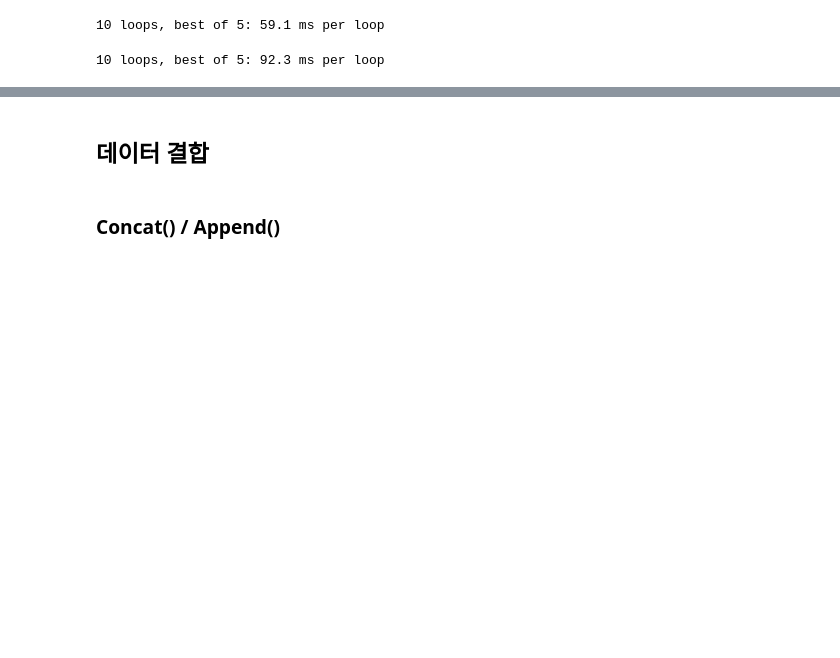
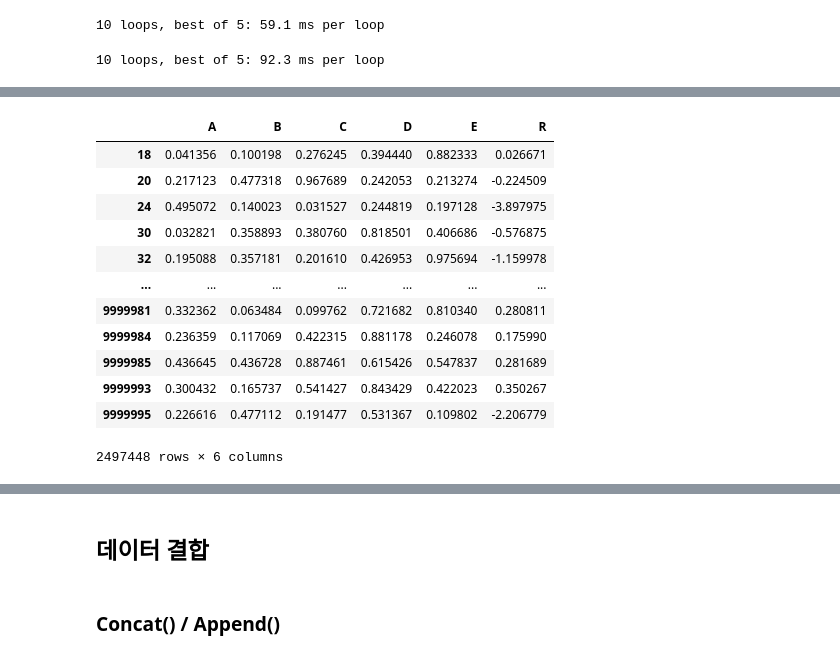
Before and after one commit to mkbahk/PandasLearning, a Jupyter notebook: _Pandas_한번에_제대로_배우기.ipynb, the cells around one changed output, grey strips where cells are left out. Drawn from its saved outputs; the diff is of its cells as text; code cells hidden in the pictures; blank space fills up the shorter version.

```diff
--- a/_Pandas_한번에_제대로_배우기.ipynb
+++ b/_Pandas_한번에_제대로_배우기.ipynb
@@ -1876,0 +1975,17 @@ df.head()
+# %%
+col_mean = df['D'].mean()
+df[(df.A < col_mean) & (df.B < col_mean)] #조건으로 사용
+# %% [output]
+|  | A | B | C | D | E | R |
+| 18 | 0.041356 | 0.100198 | 0.276245 | 0.394440 | 0.882333 | 0.026671 |
+| 20 | 0.217123 | 0.477318 | 0.967689 | 0.242053 | 0.213274 | -0.224509 |
+| 24 | 0.495072 | 0.140023 | 0.031527 | 0.244819 | 0.197128 | -3.897975 |
+| 30 | 0.032821 | 0.358893 | 0.380760 | 0.818501 | 0.406686 | -0.576875 |
+| 32 | 0.195088 | 0.357181 | 0.201610 | 0.426953 | 0.975694 | -1.159978 |
+| ... | ... | ... | ... | ... | ... | ... |
+| 9999981 | 0.332362 | 0.063484 | 0.099762 | 0.721682 | 0.810340 | 0.280811 |
+| 9999984 | 0.236359 | 0.117069 | 0.422315 | 0.881178 | 0.246078 | 0.175990 |
+| 9999985 | 0.436645 | 0.436728 | 0.887461 | 0.615426 | 0.547837 | 0.281689 |
+| 9999993 | 0.300432 | 0.165737 | 0.541427 | 0.843429 | 0.422023 | 0.350267 |
+| 9999995 | 0.226616 | 0.477112 | 0.191477 | 0.531367 | 0.109802 | -2.206779 |
+2497448 rows × 6 columns
```
Also changed, not shown: parts of 13 cells of this notebook.
